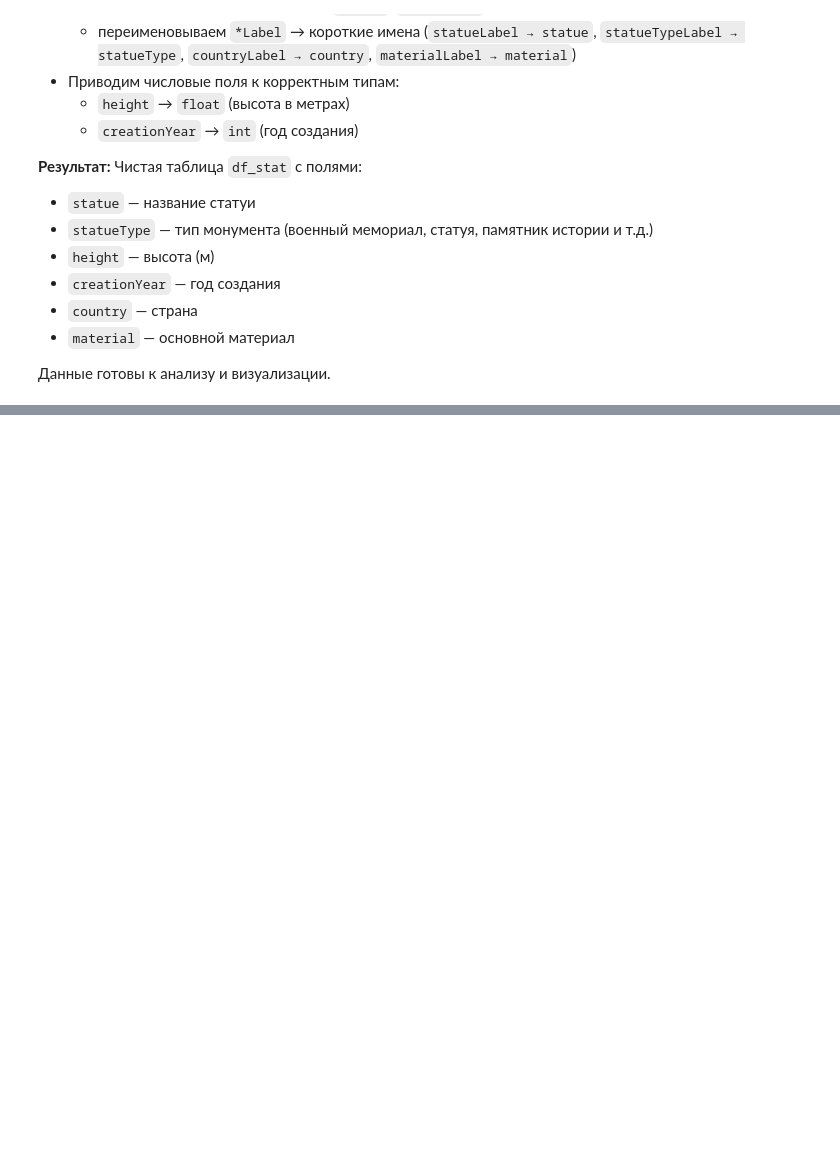
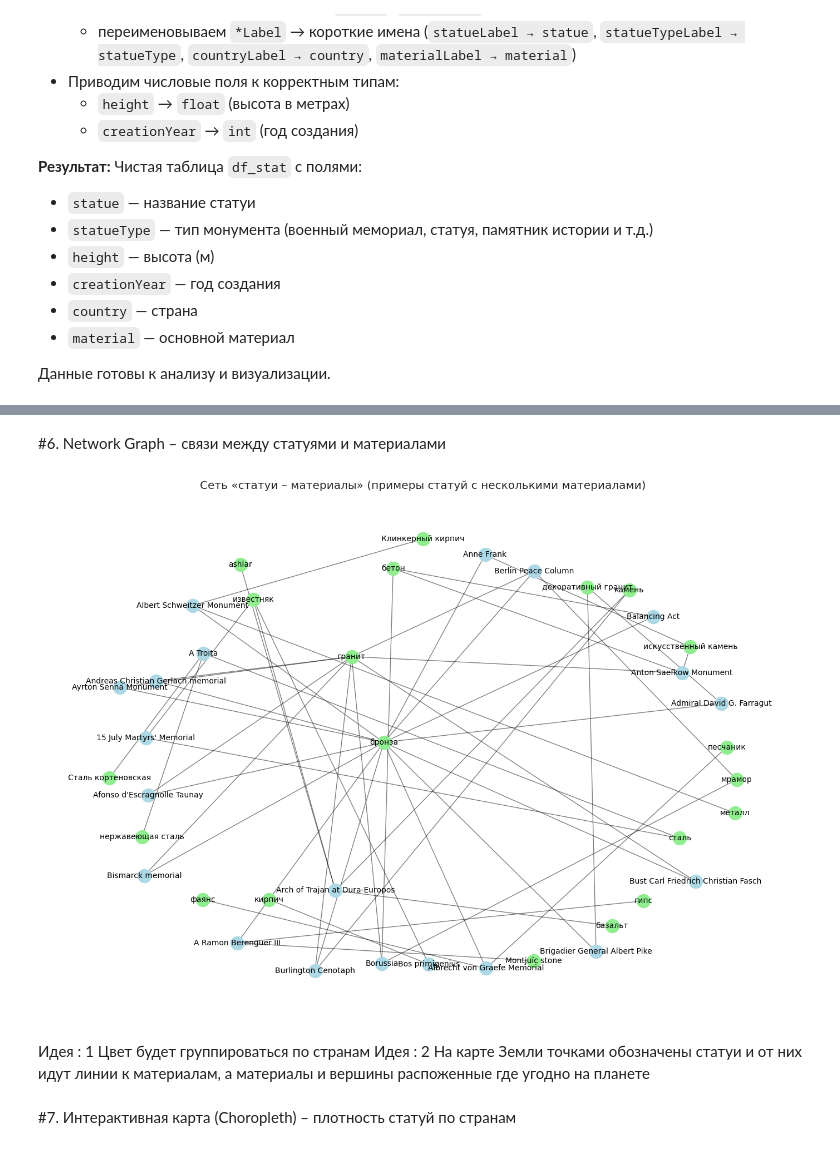
Before and after one commit to malaxovakatyunya/python-ai-Malahova-Ekaterina, a Jupyter notebook: notebooks/week3_visualization.ipynb, the cells around one changed output, grey strips where cells are left out. Saved outputs shown, nothing was run; the diff lists cells and outputs as text; code cells hidden in the pictures; blank space fills up the shorter version.

```diff
--- a/notebooks/week3_visualization.ipynb
+++ b/notebooks/week3_visualization.ipynb
@@ -2456,0 +527,41 @@ print("\n" + "="*70)
+# %% [markdown]
+#6. Network Graph – связи между статуями и материалами
+# %%
+import networkx as nx
+import matplotlib.pyplot as plt
+
+# Выбираем статуи, которые имеют более одного материала (интересные случаи)
+dup = df_clean.groupby('statue')['material'].nunique()
+multi_statues = dup[dup > 1].index[:20]  # ограничим 20 для читаемости
+
+df_sub = df_clean[df_clean['statue'].isin(multi_statues)]
+
+# Строим граф
+G = nx.Graph()
+for _, row in df_sub.iterrows():
+    G.add_node(row['statue'], type='statue')
+    G.add_node(row['material'], type='material')
+    G.add_edge(row['statue'], row['material'])
+
+# Позиционирование узлов
+pos = nx.spring_layout(G, k=2, iterations=50)
+
+# Рисуем
+plt.figure(figsize=(14, 10))
+nx.draw_networkx_nodes(G, pos, node_size=300, node_color='lightblue',
+                       nodelist=[n for n, attr in G.nodes(data=True) if attr['type'] == 'statue'])
+nx.draw_networkx_nodes(G, pos, node_size=300, node_color='lightgreen',
+                       nodelist=[n for n, attr in G.nodes(data=True) if attr['type'] == 'material'])
+nx.draw_networkx_edges(G, pos, alpha=0.5)
+nx.draw_networkx_labels(G, pos, font_size=10)
+
+plt.title('Сеть «статуи – материалы» (примеры статуй с несколькими материалами)')
+plt.axis('off')
+plt.tight_layout()
+plt.show()
+# %% [output]
+[figure, added]
+# %% [markdown]
+Идея : 1 Цвет будет группироваться по странам Идея : 2 На карте Земли точками обозначены статуи и от них идут линии к материалам, а материалы и вершины распоженные где угодно на планете
+# %% [markdown]
+#7. Интерактивная карта (Choropleth) – плотность статуй по странам
```
Also changed, not shown: parts of 53 cells of this notebook.
